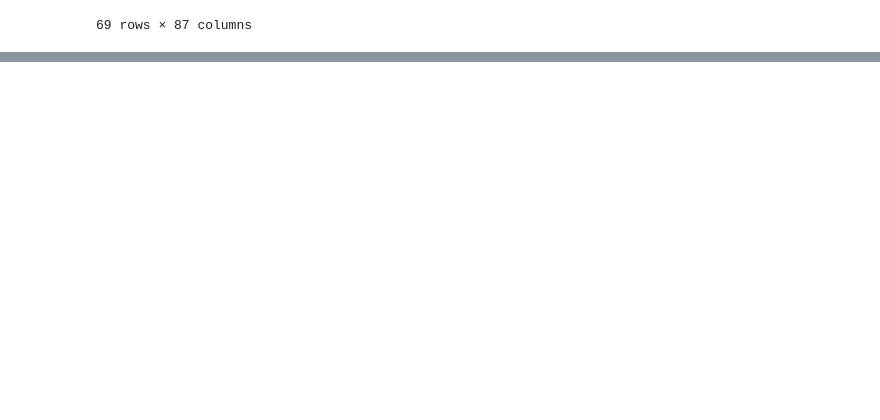
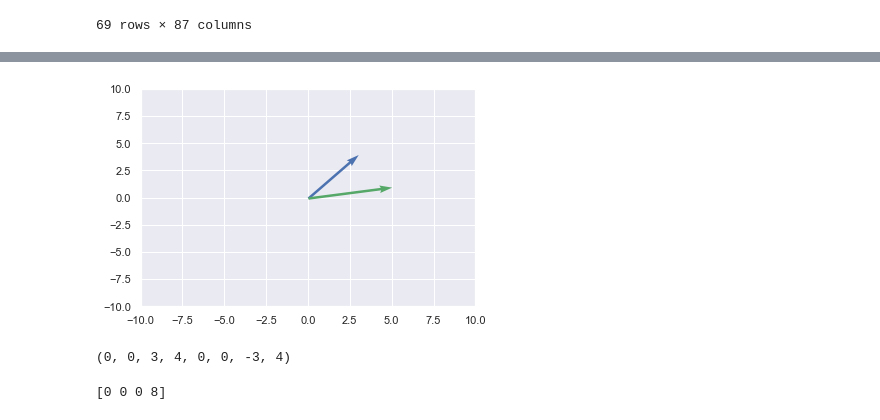
Before and after one commit to Insitium/Deep-learning-GUVI-DL, a Jupyter notebook: DL - 101/Untitled.ipynb, the cells around one changed output, grey strips where cells are left out. Cells and saved outputs as stored; diff of their text form; code cells hidden in the pictures; blank space fills up the shorter version.

```diff
--- a/DL - 101/Untitled.ipynb
+++ b/DL - 101/Untitled.ipynb
@@ -161,0 +243,10 @@ ax = sns.pairplot(df,diag_kind = 'hist',hue='Pixel Density')
+# %%
+vecs = [(0,0,3,4), (0,0,-3,4),(0,0,1,5),(0,0,5,1)]
+# %%
+plot_vectors([vecs[0],vecs[3]])
+# %% [output]
+[figure, added]
+# %%
+print(vecs[0]+vecs[1])
+# %% [output]
+(0, 0, 3, 4, 0, 0, -3, 4)
@@ -161,0 +255,4 @@ ax = sns.pairplot(df,diag_kind = 'hist',hue='Pixel Density')
+# %%
+print(vecs[0]+vecs[1])
+# %% [output]
+[0 0 0 8]
```
Also changed, not shown: parts of 27 cells of this notebook, 1 other file.
